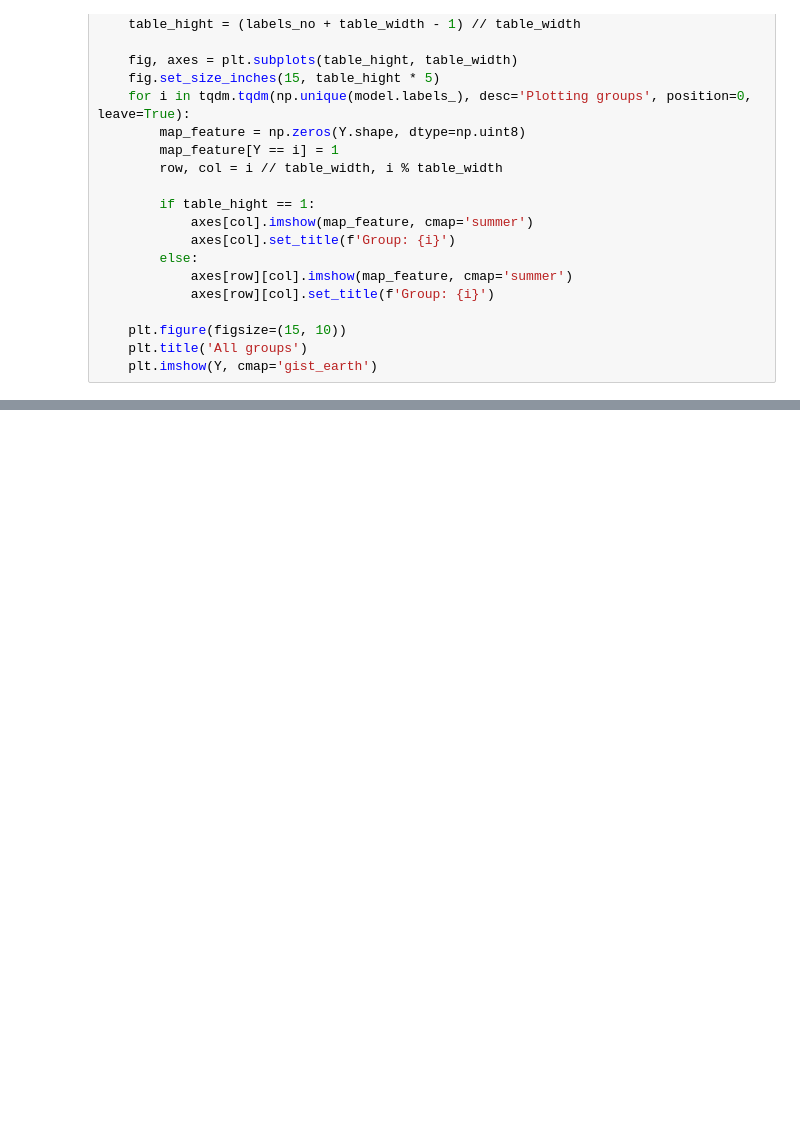
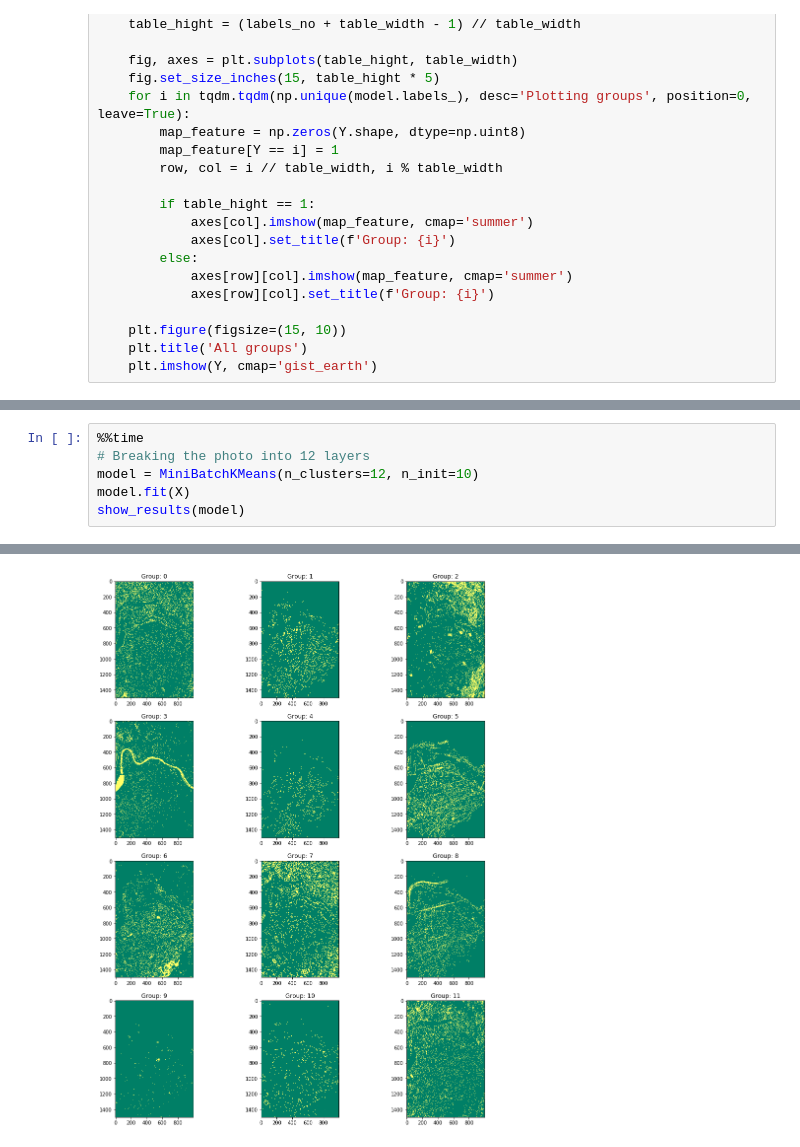
Before and after one commit to TheFebrin/DataScience, a Jupyter notebook: Projects/KMEANS/multispectral_image.ipynb, the cells around one changed output, grey strips where cells are left out. Drawn from its saved outputs; the diff is of its cells as text; blank space fills up the shorter version.

```diff
--- a/Projects/KMEANS/multispectral_image.ipynb
+++ b/Projects/KMEANS/multispectral_image.ipynb
@@ -55,0 +64,7 @@ def show_results(model):
+# %%
+%%time
+# Breaking the photo into 12 layers
+model = MiniBatchKMeans(n_clusters=12, n_init=10)
+model.fit(X)
+show_results(model)
+# %% [output]
@@ -55,0 +72 @@ def show_results(model):
+[figure, added]
```
Also changed, not shown: parts of 5 cells of this notebook, 8 other files.
